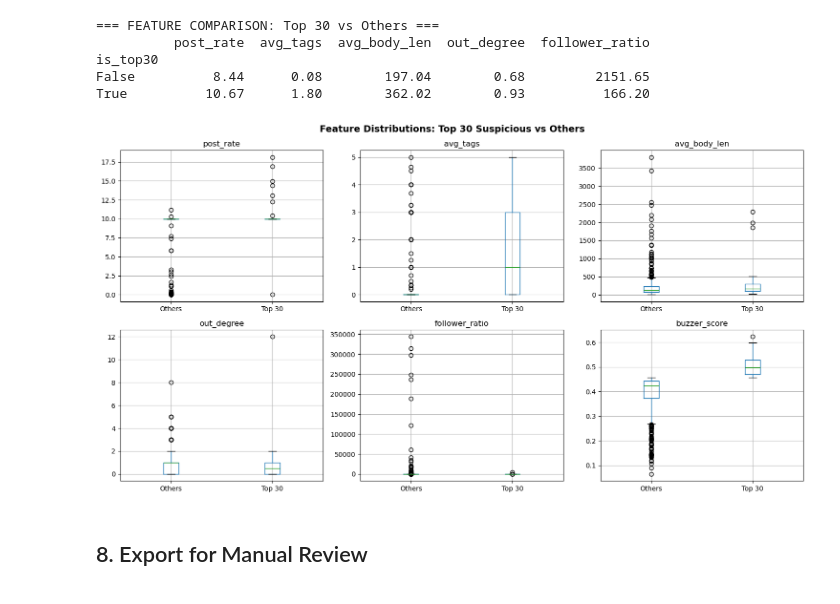
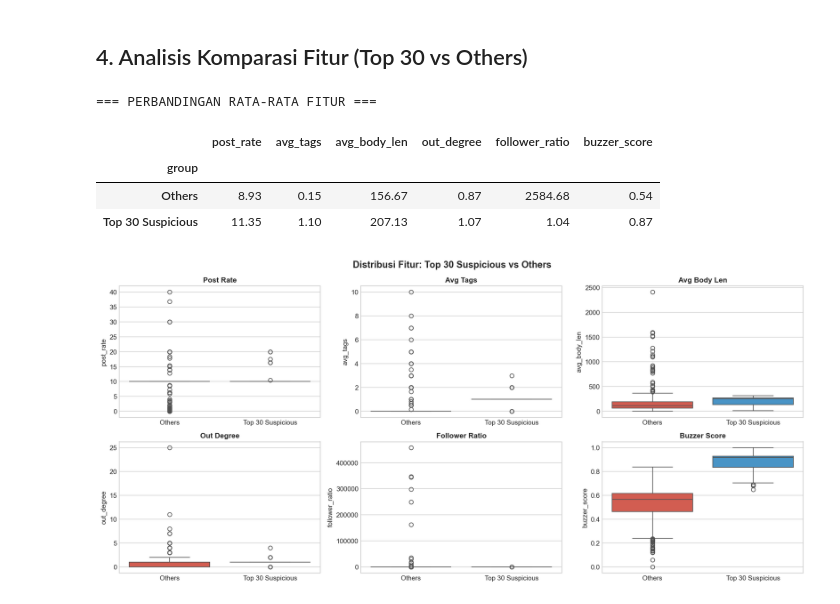
Before and after one commit to allaran12/Buzzer-Detection-, a Jupyter notebook: notebooks/04a_unsupervised_baseline.ipynb, the cells around one changed output. Cells and saved outputs as stored; diff of their text form; code cells hidden in the pictures.

```diff
--- a/notebooks/04a_unsupervised_baseline.ipynb
+++ b/notebooks/04a_unsupervised_baseline.ipynb
@@ -155,20 +20,0 @@ Name: buzzer_score, dtype: float64
-# %%
-suspicious = acc_features.nlargest(30, "buzzer_score")[
-    ["username", "n_posts", "post_rate", "avg_tags", "avg_body_len",
-     "out_degree", "follower_ratio", "buzzer_score"]
-].round(3)
-
-print("=== TOP 30 SUSPICIOUS ACCOUNTS ===")
-print(suspicious.to_string(index=False))
-
-fig, ax = plt.subplots(figsize=(12, 6))
-ax.hist(acc_features["buzzer_score"], bins=30, edgecolor='black', alpha=0.7)
-ax.axvline(suspicious["buzzer_score"].min(), color='red', linestyle='--',
-           label=f'Top 30 threshold: {suspicious["buzzer_score"].min():.3f}')
-ax.set_xlabel("Buzzer Score")
-ax.set_ylabel("Frequency")
-ax.set_title("Buzzer Score Distribution (Unsupervised)", fontsize=14, fontweight='bold')
-ax.legend()
-plt.tight_layout()
-plt.savefig("../output/unsupervised_scores.png", dpi=150, bbox_inches="tight")
-plt.show()
@@ -196,34 +150,32 @@ PrabowoRai29151        1     10.000       0.0        28.000         1.0
+# %% [markdown]
+## 4. Analisis Komparasi Fitur (Top 30 vs Others)
 # %%
-top30_ids = suspicious["username"].tolist()
-acc_features["is_top30"] = acc_features["username"].isin(top30_ids)
+accounts['group'] = accounts['account_id'].apply(lambda x: 'Top 30 Suspicious' if x in top30_ids else 'Others')
 
-comparison = acc_features.groupby("is_top30")[[
-    "post_rate", "avg_tags", "avg_body_len", "out_degree", "follower_ratio"
-]].mean()
+comp_table = accounts.groupby('group')[[
+    'post_rate', 'avg_tags', 'avg_body_len', 'out_degree', 'follower_ratio', 'buzzer_score'
+]].mean().round(2)
 
-print("\n=== FEATURE COMPARISON: Top 30 vs Others ===")
-print(comparison.round(2))
+print("=== PERBANDINGAN RATA-RATA FITUR ===")
+display(comp_table)
 
-fig, axes = plt.subplots(2, 3, figsize=(15, 8))
-features_to_plot = ["post_rate", "avg_tags", "avg_body_len", "out_degree", "follower_ratio", "buzzer_score"]
+# Boxplots Komparasi
+fig, axes = plt.subplots(2, 3, figsize=(15, 7))
+plot_feats = ['post_rate', 'avg_tags', 'avg_body_len', 'out_degree', 'follower_ratio', 'buzzer_score']
 
-for idx, feature in enumerate(features_to_plot):
-    ax = axes[idx // 3, idx % 3]
-    acc_features.boxplot(column=feature, by="is_top30", ax=ax)
-    ax.set_title(feature)
-    ax.set_xlabel("")
-    ax.set_xticklabels(["Others", "Top 30"])
+for i, f in enumerate(plot_feats):
+    ax = axes[i // 3, i % 3]
+    sns.boxplot(data=accounts, x='group', y=f, ax=ax, hue='group', palette=['#e74c3c', '#3498db'], legend=False)
+    ax.set_title(f.replace('_', ' ').title(), fontsize=11, fontweight='bold')
+    ax.set_xlabel('')
 
-plt.suptitle("Feature Distributions: Top 30 Suspicious vs Others", fontsize=14, fontweight='bold')
+plt.suptitle('Distribusi Fitur: Top 30 Suspicious vs Others', fontsize=14, fontweight='bold')
 plt.tight_layout()
-plt.savefig("../output/unsupervised_feature_comparison.png", dpi=150, bbox_inches="tight")
 plt.show()
 # %% [output]
-=== FEATURE COMPARISON: Top 30 vs Others ===
-          post_rate  avg_tags  avg_body_len  out_degree  follower_ratio
-is_top30
-False          8.44      0.08        197.04        0.68         2151.65
-True          10.67      1.80        362.02        0.93          166.20
+=== PERBANDINGAN RATA-RATA FITUR ===
+|  | post_rate | avg_tags | avg_body_len | out_degree | follower_ratio | buzzer_score |
+| group |  |  |  |  |  |  |
+| Others | 8.93 | 0.15 | 156.67 | 0.87 | 2584.68 | 0.54 |
+| Top 30 Suspicious | 11.35 | 1.10 | 207.13 | 1.07 | 1.04 | 0.87 |
-[figure, old version]
+[figure, new version]
-# %% [markdown]
-## 8. Export for Manual Review
```
Also changed, not shown: parts of 25 cells of this notebook, 12 other files.
